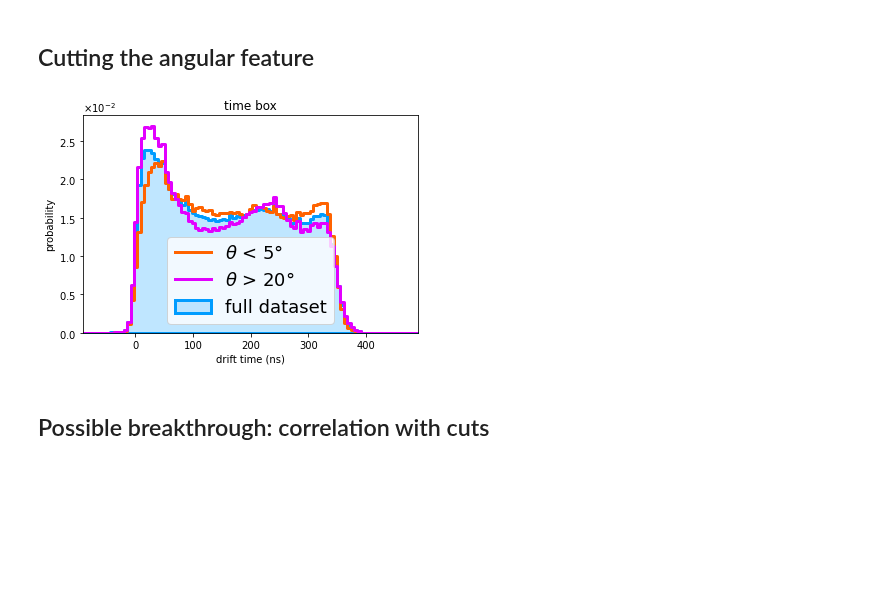
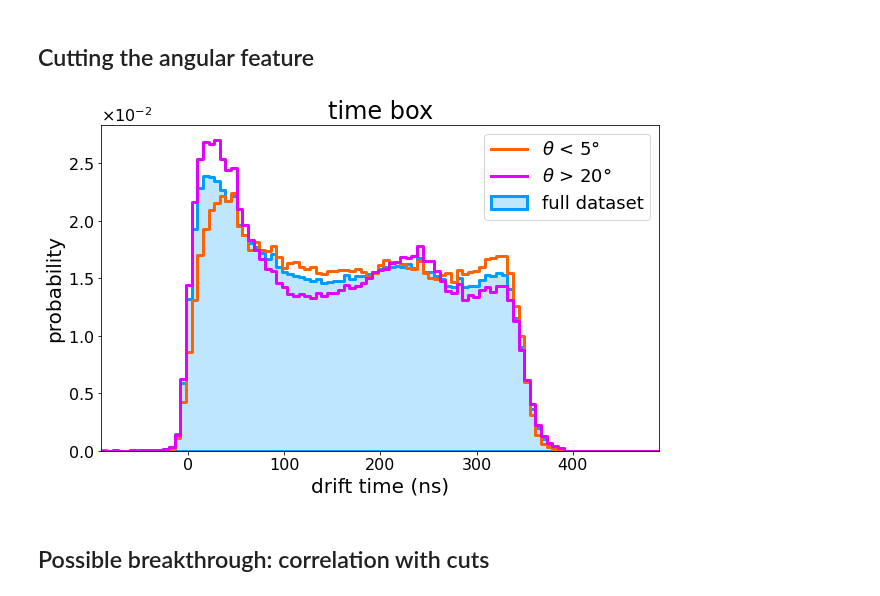
Before and after one commit to GiacomoFrn/Advanced-DQM-for-DT-detector, a Jupyter notebook: correlations/correlations_eda_54.ipynb, the cells around one changed output. Cells and saved outputs as stored; diff of their text form; code cells hidden in the pictures; blank space fills up the shorter version.

```diff
--- a/correlations/correlations_eda_54.ipynb
+++ b/correlations/correlations_eda_54.ipynb
@@ -161,7 +161,7 @@ cut_1 = np.abs(df.theta) < 5
 cut_2 = np.abs(df.theta) > 20
 
 
-fig, ax = plt.subplots()
+fig, ax = plt.subplots(figsize=(10,6))
 
 ax.set_title("time box")
 ax.set_xlabel("drift time (ns)")
@@ -193,34 +193,34 @@ sns.histplot(
     fill      = False,
     color     = "#ff6300",
     linewidth = 3,
     label     = r"$\theta$ < 5°",
     ax        = ax
 )
 
 # theta higher than |20°| - drift time distribution
 sns.histplot(
     x         = df[cut_2].drift_time,
     bins      = bins,
     stat      = "probability",
     element   = "step",
     fill      = False,
     color     = "#e200ff",
     linewidth = 3,
     label     = r"$\theta$ > 20°",
     ax        = ax
 )
 
 
 
 # exponential y ticks
 ax.yaxis.set_major_formatter(ScalarFormatter(useMathText=True))
 ax.ticklabel_format(axis = 'y', style = 'sci', scilimits = (0,0))
 
 ax.legend(fontsize=18)
 
 plt.show()
 # %% [output]
-[figure, old version]
+[figure, new version]
 # %% [markdown]
 ## Possible breakthrough: correlation with cuts
 # %%
```
Also changed, not shown: parts of 11 cells of this notebook.
